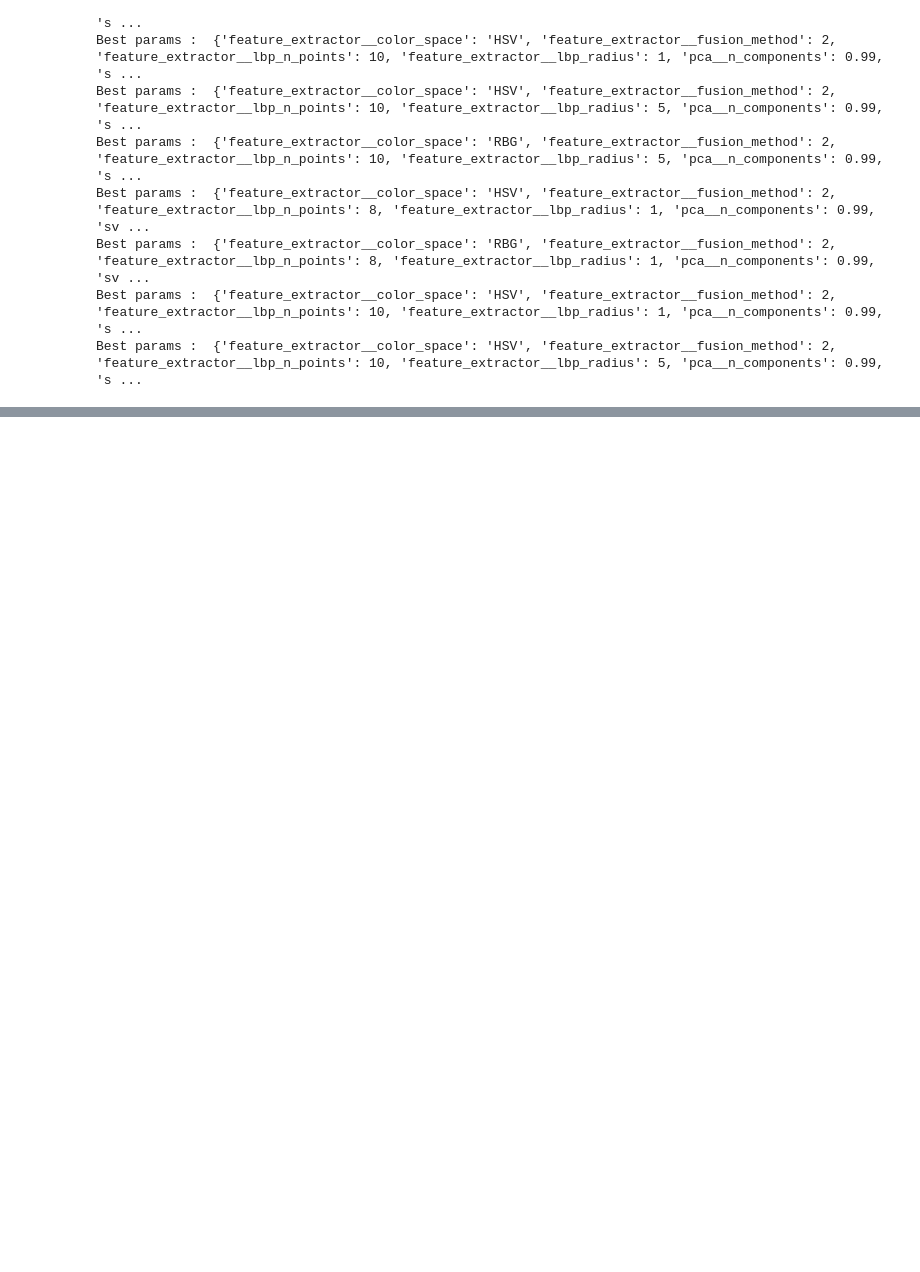
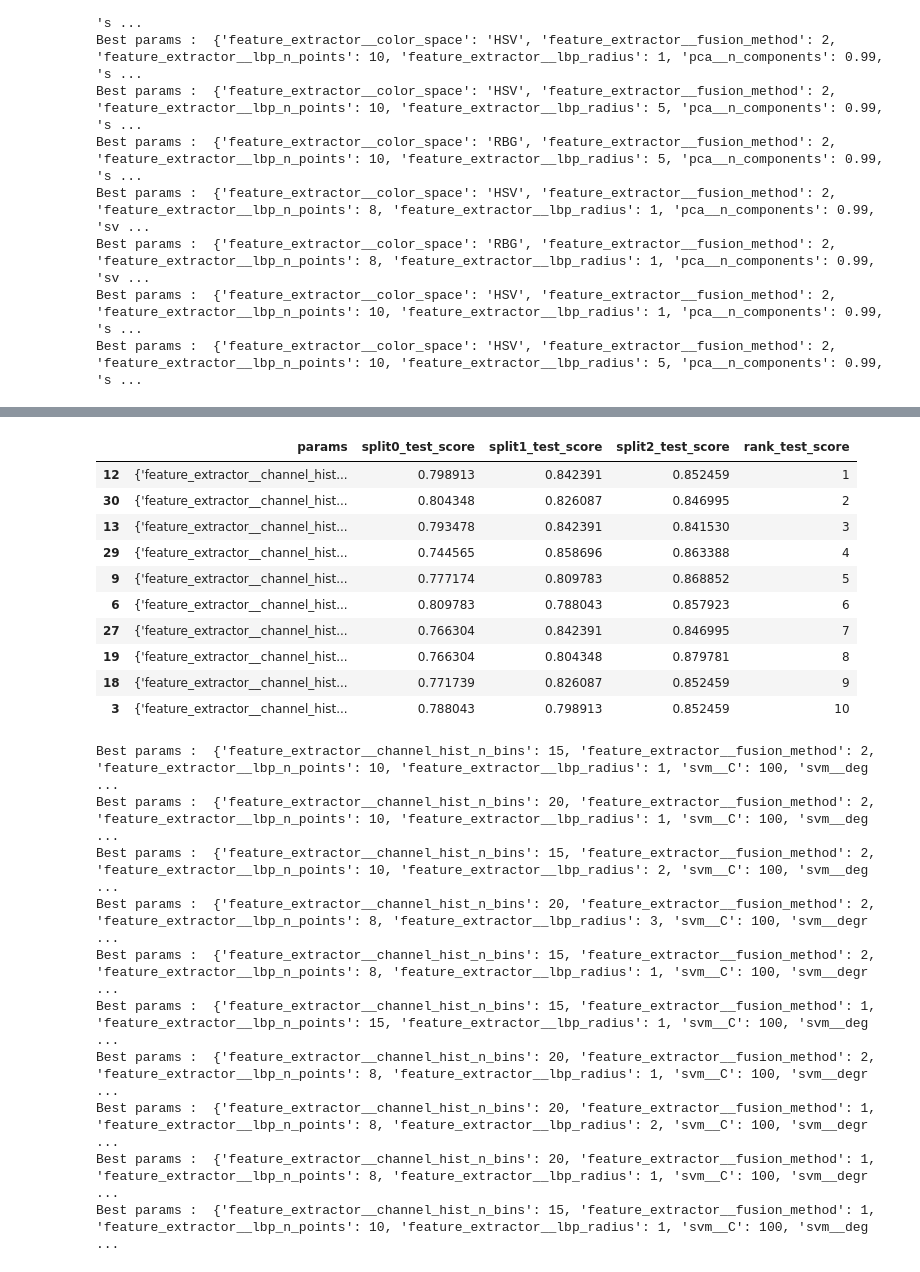
Before and after one commit to david-olivier-cs/DJI-tree-detection, a Jupyter notebook: notebooks/Grid search results.ipynb, the cells around one changed output, grey strips where cells are left out. Drawn from its saved outputs; the diff is of its cells as text; code cells hidden in the pictures; blank space fills up the shorter version.

```diff
--- a/notebooks/Grid search results.ipynb
+++ b/notebooks/Grid search results.ipynb
@@ -261,0 +262,39 @@ Best params :  {'feature_extractor__channel_hist_n_bins': 20, 'feature_extractor
+# %%
+''' Latest SVM grid search HSV (20 X 20) '''
+
+import pandas as pd
+import pickle
+
+target_file = "latest_grid/search_results_20_HSV.pickle"
+
+with open(target_file, 'rb') as f_handle:
+    data_dict = pickle.load(f_handle)
+    result_frame = pd.DataFrame.from_dict(data_dict)
+    result_frame = result_frame[['params','split0_test_score', 'split1_test_score', 'split2_test_score', 'rank_test_score']]
+    result_frame = result_frame.sort_values(by=['rank_test_score'])[ : 10]
+    display(result_frame)
+
+for i in range(10):
+    print("Best params : ", result_frame.iloc[i]["params"])
+# %% [output]
+|  | params | split0_test_score | split1_test_score | split2_test_score | rank_test_score |
+| 12 | {'feature_extractor__channel_hist... | 0.798913 | 0.842391 | 0.852459 | 1 |
+| 30 | {'feature_extractor__channel_hist... | 0.804348 | 0.826087 | 0.846995 | 2 |
+| 13 | {'feature_extractor__channel_hist... | 0.793478 | 0.842391 | 0.841530 | 3 |
+| 29 | {'feature_extractor__channel_hist... | 0.744565 | 0.858696 | 0.863388 | 4 |
+| 9 | {'feature_extractor__channel_hist... | 0.777174 | 0.809783 | 0.868852 | 5 |
+| 6 | {'feature_extractor__channel_hist... | 0.809783 | 0.788043 | 0.857923 | 6 |
+| 27 | {'feature_extractor__channel_hist... | 0.766304 | 0.842391 | 0.846995 | 7 |
+| 19 | {'feature_extractor__channel_hist... | 0.766304 | 0.804348 | 0.879781 | 8 |
+| 18 | {'feature_extractor__channel_hist... | 0.771739 | 0.826087 | 0.852459 | 9 |
+| 3 | {'feature_extractor__channel_hist... | 0.788043 | 0.798913 | 0.852459 | 10 |
+Best params :  {'feature_extractor__channel_hist_n_bins': 15, 'feature_extractor__fusion_method': 2, 'feature_extractor__lbp_n_points': 10, 'feature_extractor__lbp_radius': 1, 'svm__C': 100, 'svm__deg ...
+Best params :  {'feature_extractor__channel_hist_n_bins': 20, 'feature_extractor__fusion_method': 2, 'feature_extractor__lbp_n_points': 10, 'feature_extractor__lbp_radius': 1, 'svm__C': 100, 'svm__deg ...
+Best params :  {'feature_extractor__channel_hist_n_bins': 15, 'feature_extractor__fusion_method': 2, 'feature_extractor__lbp_n_points': 10, 'feature_extractor__lbp_radius': 2, 'svm__C': 100, 'svm__deg ...
+Best params :  {'feature_extractor__channel_hist_n_bins': 20, 'feature_extractor__fusion_method': 2, 'feature_extractor__lbp_n_points': 8, 'feature_extractor__lbp_radius': 3, 'svm__C': 100, 'svm__degr ...
+Best params :  {'feature_extractor__channel_hist_n_bins': 15, 'feature_extractor__fusion_method': 2, 'feature_extractor__lbp_n_points': 8, 'feature_extractor__lbp_radius': 1, 'svm__C': 100, 'svm__degr ...
+Best params :  {'feature_extractor__channel_hist_n_bins': 15, 'feature_extractor__fusion_method': 1, 'feature_extractor__lbp_n_points': 15, 'feature_extractor__lbp_radius': 1, 'svm__C': 100, 'svm__deg ...
+Best params :  {'feature_extractor__channel_hist_n_bins': 20, 'feature_extractor__fusion_method': 2, 'feature_extractor__lbp_n_points': 8, 'feature_extractor__lbp_radius': 1, 'svm__C': 100, 'svm__degr ...
+Best params :  {'feature_extractor__channel_hist_n_bins': 20, 'feature_extractor__fusion_method': 1, 'feature_extractor__lbp_n_points': 8, 'feature_extractor__lbp_radius': 2, 'svm__C': 100, 'svm__degr ...
+Best params :  {'feature_extractor__channel_hist_n_bins': 20, 'feature_extractor__fusion_method': 1, 'feature_extractor__lbp_n_points': 8, 'feature_extractor__lbp_radius': 1, 'svm__C': 100, 'svm__degr ...
+Best params :  {'feature_extractor__channel_hist_n_bins': 15, 'feature_extractor__fusion_method': 1, 'feature_extractor__lbp_n_points': 10, 'feature_extractor__lbp_radius': 1, 'svm__C': 100, 'svm__deg ...
```
Also changed, not shown: parts of 3 cells of this notebook, 10 other files.
